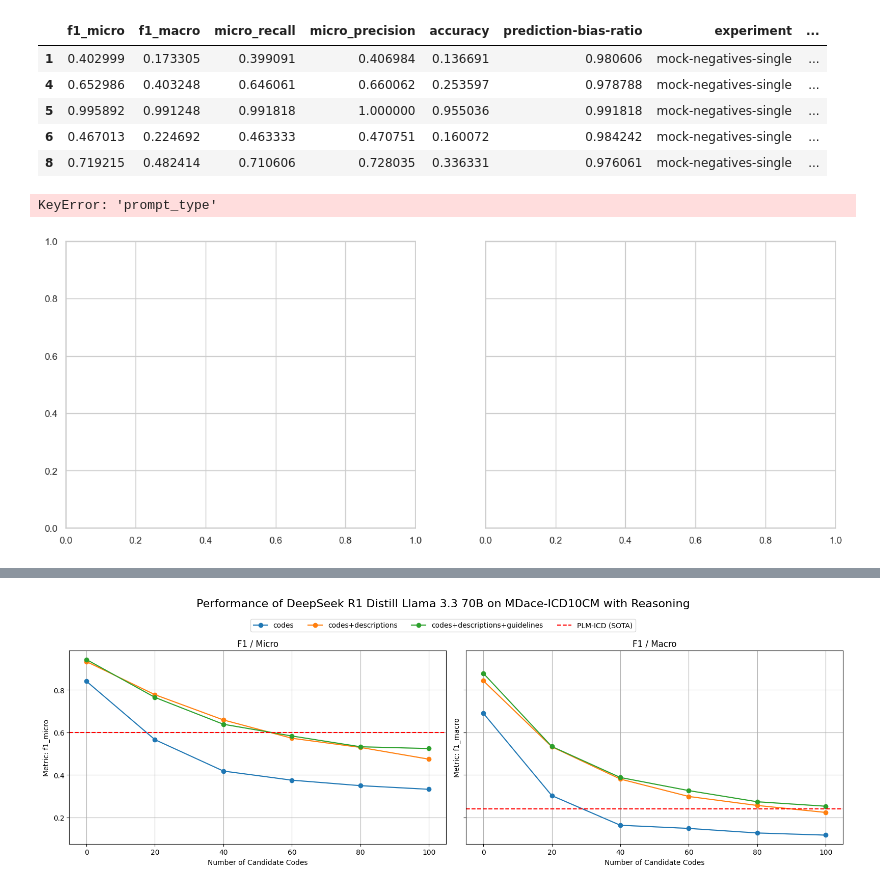
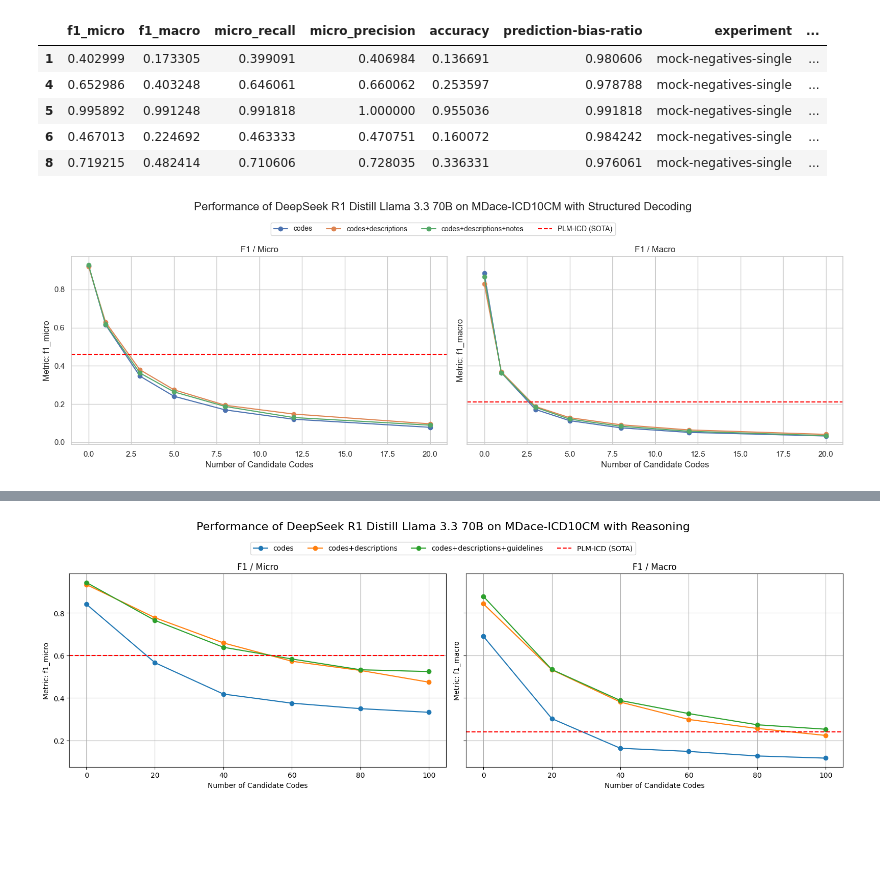
Before and after one commit to MotzWanted/codeseeker, a Jupyter notebook: reports/alignment_benchmark.ipynb, the cells around one changed output, grey strips where cells are left out. Drawn from its saved outputs; the diff is of its cells as text; code cells hidden in the pictures; blank space fills up the shorter version.

```diff
--- a/reports/alignment_benchmark.ipynb
+++ b/reports/alignment_benchmark.ipynb
@@ -53,12 +60,16 @@ df.head(10)
 # %%
 df["model"] = df["prompt"].apply(lambda x: "Split context" if "per_code" in x else "One context")
+df["prompt_type"] = df["prompt"].apply(lambda x: "Structured" if "structured" in x else "Reasoning")
 df['prompt'] = df['prompt'].map(
     {'reasoning_v1': "codes",
      'per_code_v1': "codes",
+     'structured_v1': "codes",
      'reasoning_v2': "codes+descriptions",
      'per_code_v2': "codes+descriptions",
+     'structured_v2': "codes+descriptions",
      'reasoning_v3': "codes+descriptions+notes",
-     'per_code_v3': "codes+descriptions+notes",})
+     'per_code_v3': "codes+descriptions+notes",
+     'structured_v3': "codes+descriptions+notes",})
 # filter out NaN values
 df = df.dropna(subset=['prompt'])
 df.head(10)
@@ -252,35 +459,34 @@ def plot_metric_over_negatives(ax: plt.Axes, df: pd.DataFrame, metric: str, titl
 title = "Performance of DeepSeek R1 Distill Llama 3.3 70B on MDace-ICD10CM with Structured Decoding"
 subtitle = ["F1 / Micro", "F1 / Macro"]
 metrics = ["f1_micro", "f1_macro"]
-baselines = [("PLM-ICD (SOTA)", 0.60), ("PLM-ICD (SOTA)", 0.24)]
+baselines = [("PLM-ICD (SOTA)", 0.46), ("PLM-ICD (SOTA)", 0.21)]
 
 fig, axes = plt.subplots(1, 2, figsize=(16, 6), sharey=True)
 
 # To store handles and labels for the shared legend
 handles, labels = [], []
 
 # Plot each metric on a separate subplot
-plot_df = df[(df["model"] == "DeepSeek-R1-Distill-Llama-70B") & (df["prompt_type"] == "struct")]
+plot_df = df[(df["prompt_type"] == "Structured")]
 for idx, (ax, metric) in enumerate(zip(axes, metrics)):
     plot_metric_over_negatives(ax, plot_df, metric, subtitle[idx])
 
     # Collect legend elements only for the second subplot
     label, value = baselines[idx]
     ax.axhline(y=value, color='red', linestyle='--', linewidth=1.5, label=label)
     if idx == 1:  # Skip legend for the first axis
         ax_handles, ax_labels = ax.get_legend_handles_labels()
         handles.extend(ax_handles)
         labels.extend(ax_labels)
 
 # Add the shared legend inside the plot area
 fig.legend(handles, labels, loc='lower center', bbox_to_anchor=(0.5, 0.83), ncol=4, fontsize=10, frameon=True)
 
 # Add the figure title
 fig.suptitle(title, fontsize=16, y=0.95)
 
 # Adjust layout and show the plot
 plt.tight_layout(rect=[0, 0.05, 1, 0.9])  # Leave space for the legend and title
 plt.show()
 # %% [output]
-KeyError: 'prompt_type'
-[figure, old version]
+[figure, new version]
```
Also changed, not shown: parts of 15 cells of this notebook, 44 other files.
